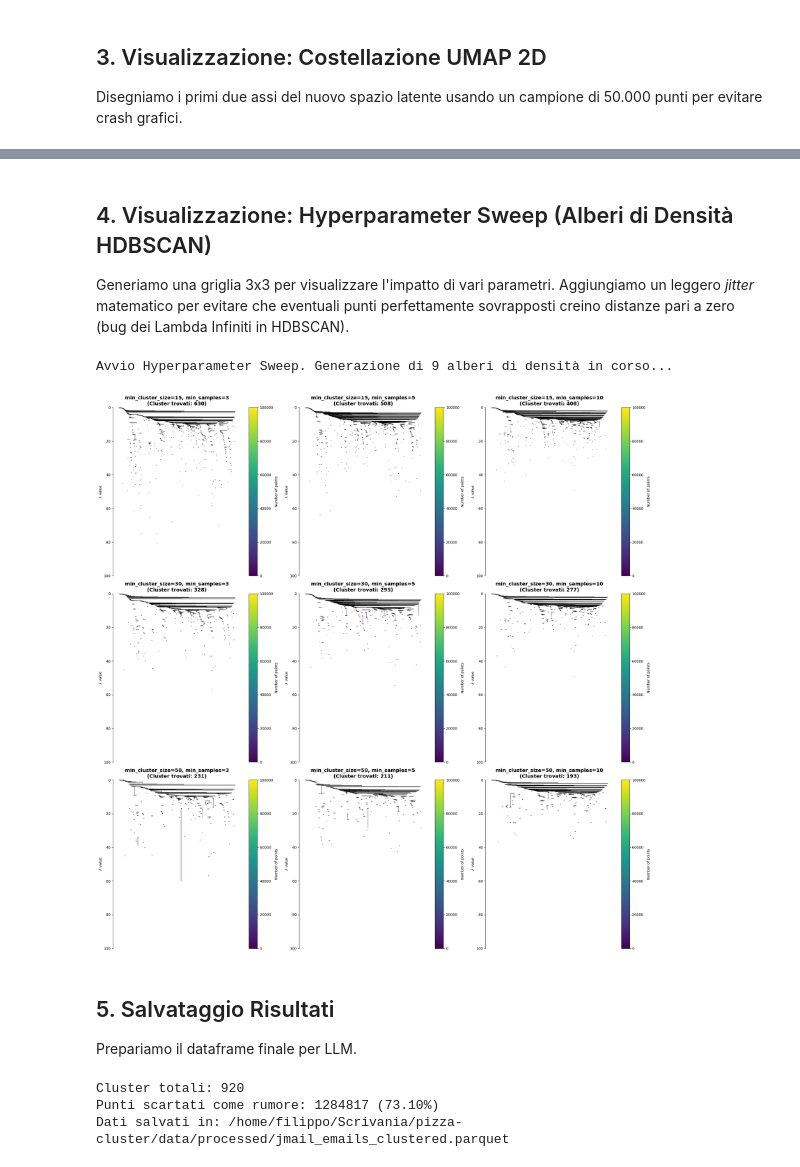
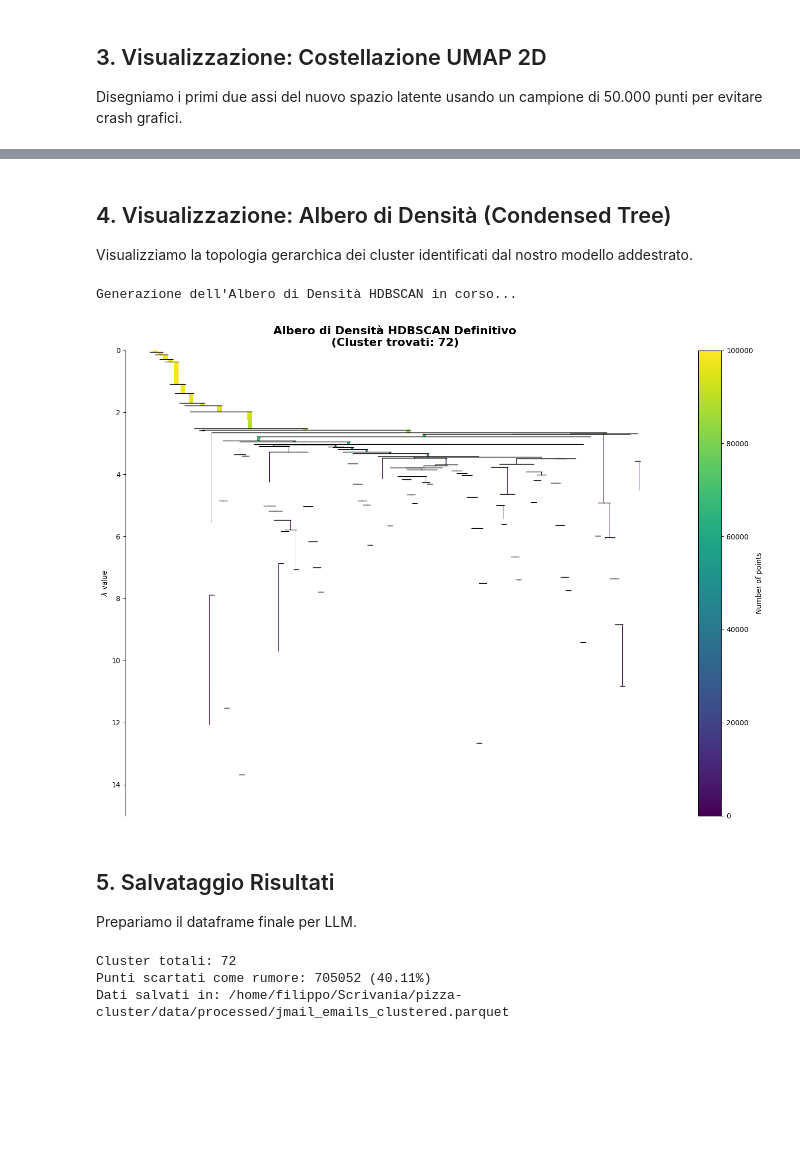
Before and after one commit to jose-sgariglia/pizza-cluster, a Jupyter notebook: src/notebooks/clustering_umap_hdbscan.ipynb, the cells around one changed output, grey strips where cells are left out. Saved outputs shown, nothing was run; the diff lists cells and outputs as text; code cells hidden in the pictures; blank space fills up the shorter version.

```diff
--- a/src/notebooks/clustering_umap_hdbscan.ipynb
+++ b/src/notebooks/clustering_umap_hdbscan.ipynb
@@ -45,11 +47,11 @@ Fase di Sub-sampling e Inferenza su 1.75 Milioni di vettori. (Richiede ~30 minut
 # %%
 labels, probabilities, clusterer, reduced_embeddings = run_umap_hdbscan(
     embeddings=embeddings,
-    n_neighbors=30,
-    n_components=5,
-    min_cluster_size=15,
-    min_samples=3,
-    cluster_selection_method="leaf",
+    n_neighbors=51,
+    n_components=12,
+    min_cluster_size=71,
+    min_samples=100,
+    cluster_selection_method="eom",
     sample_size=100000
 )
 # %% [output]
@@ -105,57 +107,30 @@ plt.show()
 # %% [markdown]
-## 4. Visualizzazione: Hyperparameter Sweep (Alberi di Densità HDBSCAN)
-Generiamo una griglia 3x3 per visualizzare l'impatto di vari parametri. Aggiungiamo un leggero *jitter* matematico per evitare che eventuali punti perfettamente sovrapposti creino distanze pari a zero (bug dei Lambda Infiniti in HDBSCAN).
+## 4. Visualizzazione: Albero di Densità (Condensed Tree)
+Visualizziamo la topologia gerarchica dei cluster identificati dal nostro modello addestrato.
 # %%
-sample_size = 100000
-np.random.seed(42)
+fig, ax = plt.subplots(figsize=(14, 10))
+print("Generazione dell'Albero di Densità HDBSCAN in corso...")
 
-if reduced_embeddings.shape[0] > sample_size:
-    indices = np.random.choice(reduced_embeddings.shape[0], sample_size, replace=False)
-    test_data = reduced_embeddings[indices]
-else:
-    test_data = reduced_embeddings
+n_clusters = len(set(clusterer.labels_)) - (1 if -1 in clusterer.labels_ else 0)
+hex_palette = sns.color_palette("husl", n_clusters).as_hex()
 
-# Jitter potenziato a 0.01 per abbattere definitivamente il picco dei Lambda
-test_data = test_data + np.random.normal(0, 0.01, test_data.shape)
+try:
+    clusterer.condensed_tree_.plot(
+        select_clusters=False,
+        selection_palette=hex_palette,
+        axis=ax
+    )
+except Exception as e:
+    print(f"Errore durante il plot: {e}")
 
-min_cluster_sizes = [15, 30, 50]
-min_samples_list = [3, 5, 10]
-
-fig, axes = plt.subplots(3, 3, figsize=(22, 22))
-print("Avvio Hyperparameter Sweep. Generazione di 9 alberi di densità in corso...")
-
-for i, mcs in enumerate(min_cluster_sizes):
-    for j, ms in enumerate(min_samples_list):
-        temp_clusterer = hdbscan.HDBSCAN(
-            min_cluster_size=mcs,
-            min_samples=ms,
-            metric='euclidean',
-            cluster_selection_method='leaf',
-            core_dist_n_jobs=-1
-        ).fit(test_data)
-
-        ax = axes[i, j]
-        n_clusters = len(set(temp_clusterer.labels_)) - (1 if -1 in temp_clusterer.labels_ else 0)
-        hex_palette = sns.color_palette("husl", n_clusters).as_hex()
-
-        try:
-            # Ora che abbiamo salvato l'asse Y, possiamo riaccendere i colori!
-            temp_clusterer.condensed_tree_.plot(
-                select_clusters=False,
-                selection_palette=hex_palette,
-                axis=ax
-            )
-        except Exception as e:
-            ax.text(0.5, 0.5, "Nessun Cluster Trovato o Errore", ha='center', va='center')
-
-        ax.set_title(f"min_cluster_size={mcs}, min_samples={ms}\n(Cluster trovati: {n_clusters})", fontsize=14, fontweight='bold')
-        ax.set_ylim(100,0)
+ax.set_title(f"Albero di Densità HDBSCAN Definitivo\n(Cluster trovati: {n_clusters})", fontsize=16, fontweight='bold')
+ax.set_ylim(15,0)  # Taglia i lambda infiniti in cima per leggibilità
 
 plt.tight_layout()
 plt.show()
 # %% [output]
-Avvio Hyperparameter Sweep. Generazione di 9 alberi di densità in corso...
+Generazione dell'Albero di Densità HDBSCAN in corso...
-[figure, old version]
+[figure, new version]
 # %% [markdown]
 ## 5. Salvataggio Risultati
 Prepariamo il dataframe finale per LLM.
@@ -172,8 +147,8 @@ output_path = OUTPUT_DIR / "jmail_emails_clustered.parquet"
 index_df.to_parquet(output_path, index=False)
 print(f"Dati salvati in: {output_path}")
 # %% [output]
-Cluster totali: 920
-Punti scartati come rumore: 1284817 (73.10%)
+Cluster totali: 72
+Punti scartati come rumore: 705052 (40.11%)
 Dati salvati in: /home/filippo/Scrivania/pizza-cluster/data/processed/jmail_emails_clustered.parquet
 # %%
 
```
Also changed, not shown: parts of 6 cells of this notebook, 8 other files.
